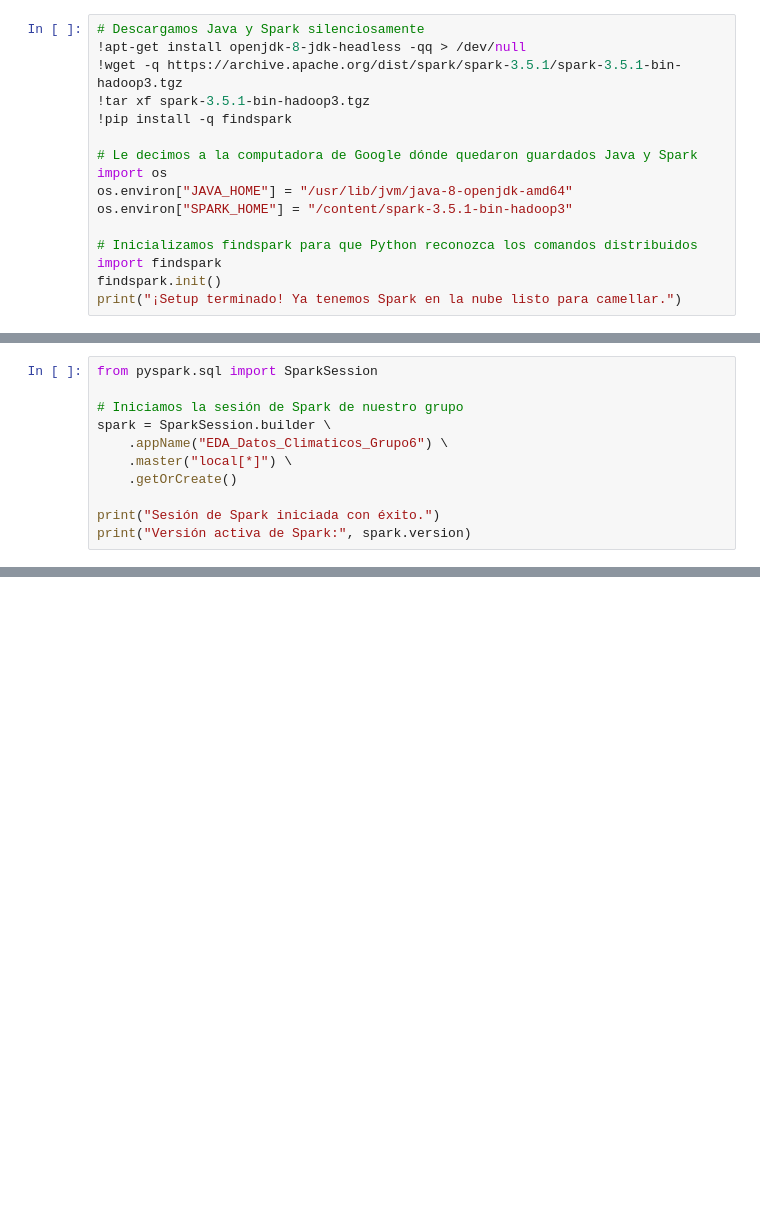
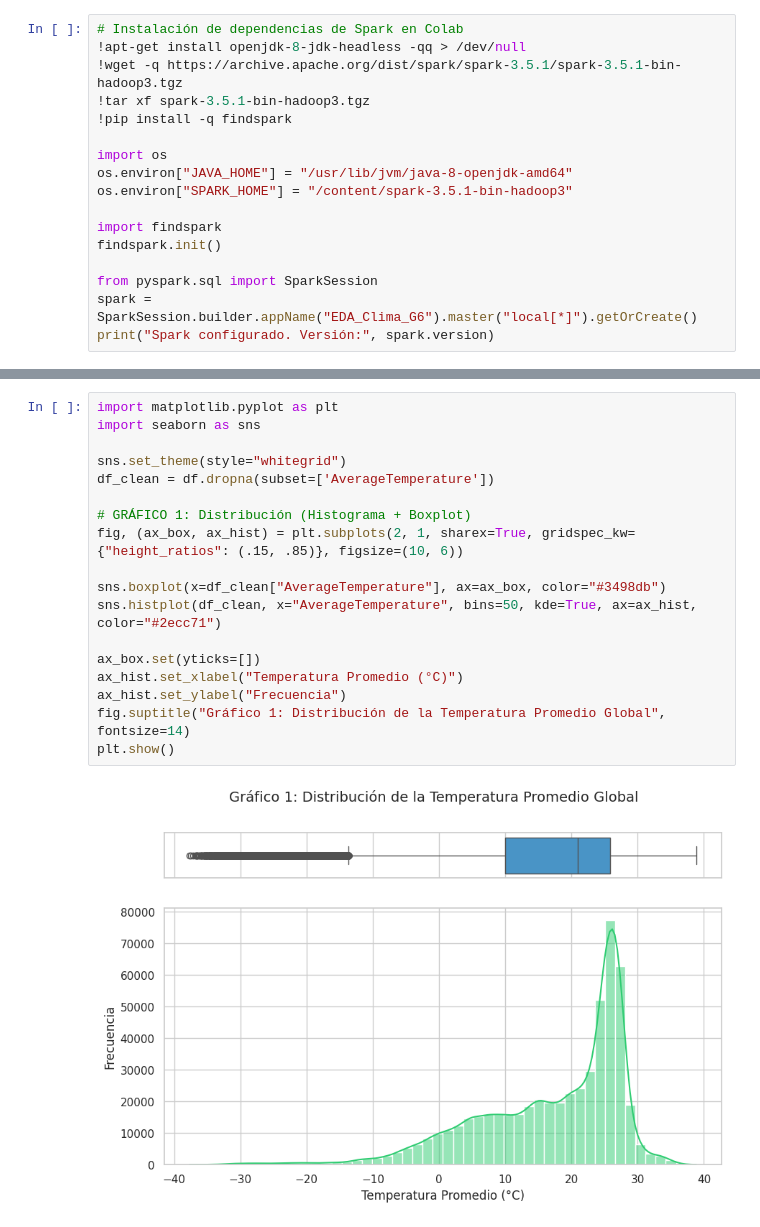
Before and after one commit to UIDE-Class-BigDta/Analisis_datos_climaticos_Grupo_6, a Jupyter notebook: Fase1_EDA_Datos_Climaticos_MateoCastillo_ChristianSalinas.ipynb, the cells around one changed output, grey strips where cells are left out. Cells and saved outputs as stored; diff of their text form; blank space fills up the shorter version.

```diff
--- a/Fase1_EDA_Datos_Climaticos_MateoCastillo_ChristianSalinas.ipynb
+++ b/Fase1_EDA_Datos_Climaticos_MateoCastillo_ChristianSalinas.ipynb
@@ -10,17 +11,18 @@ Ejecuta la siguiente celda para hacer toda la instalación en el servidor de Goo
 # %%
-# Descargamos Java y Spark silenciosamente
+# Instalación de dependencias de Spark en Colab
 !apt-get install openjdk-8-jdk-headless -qq > /dev/null
 !wget -q https://archive.apache.org/dist/spark/spark-3.5.1/spark-3.5.1-bin-hadoop3.tgz
 !tar xf spark-3.5.1-bin-hadoop3.tgz
 !pip install -q findspark
 
-# Le decimos a la computadora de Google dónde quedaron guardados Java y Spark
 import os
 os.environ["JAVA_HOME"] = "/usr/lib/jvm/java-8-openjdk-amd64"
 os.environ["SPARK_HOME"] = "/content/spark-3.5.1-bin-hadoop3"
 
-# Inicializamos findspark para que Python reconozca los comandos distribuidos
 import findspark
 findspark.init()
-print("¡Setup terminado! Ya tenemos Spark en la nube listo para camellar.")
+
+from pyspark.sql import SparkSession
+spark = SparkSession.builder.appName("EDA_Clima_G6").master("local[*]").getOrCreate()
+print("Spark configurado. Versión:", spark.version)
 # %% [output]
@@ -31,11 +29,0 @@ En Big Data, para poder procesar información de forma distribuida necesitamos c
-# %%
-from pyspark.sql import SparkSession
-
-# Iniciamos la sesión de Spark de nuestro grupo
-spark = SparkSession.builder \
-    .appName("EDA_Datos_Climaticos_Grupo6") \
-    .master("local[*]") \
-    .getOrCreate()
-
-print("Sesión de Spark iniciada con éxito.")
-print("Versión activa de Spark:", spark.version)
@@ -120,0 +175,20 @@ Con los resultados que obtuvimos en pantalla, podemos ver que:
+# %%
+import matplotlib.pyplot as plt
+import seaborn as sns
+
+sns.set_theme(style="whitegrid")
+df_clean = df.dropna(subset=['AverageTemperature'])
+
+# GRÁFICO 1: Distribución (Histograma + Boxplot)
+fig, (ax_box, ax_hist) = plt.subplots(2, 1, sharex=True, gridspec_kw={"height_ratios": (.15, .85)}, figsize=(10, 6))
+
+sns.boxplot(x=df_clean["AverageTemperature"], ax=ax_box, color="#3498db")
+sns.histplot(df_clean, x="AverageTemperature", bins=50, kde=True, ax=ax_hist, color="#2ecc71")
+
+ax_box.set(yticks=[])
+ax_hist.set_xlabel("Temperatura Promedio (°C)")
+ax_hist.set_ylabel("Frecuencia")
+fig.suptitle("Gráfico 1: Distribución de la Temperatura Promedio Global", fontsize=14)
+plt.show()
+# %% [output]
+[figure, added]
```
Also changed, not shown: parts of 26 cells of this notebook.
